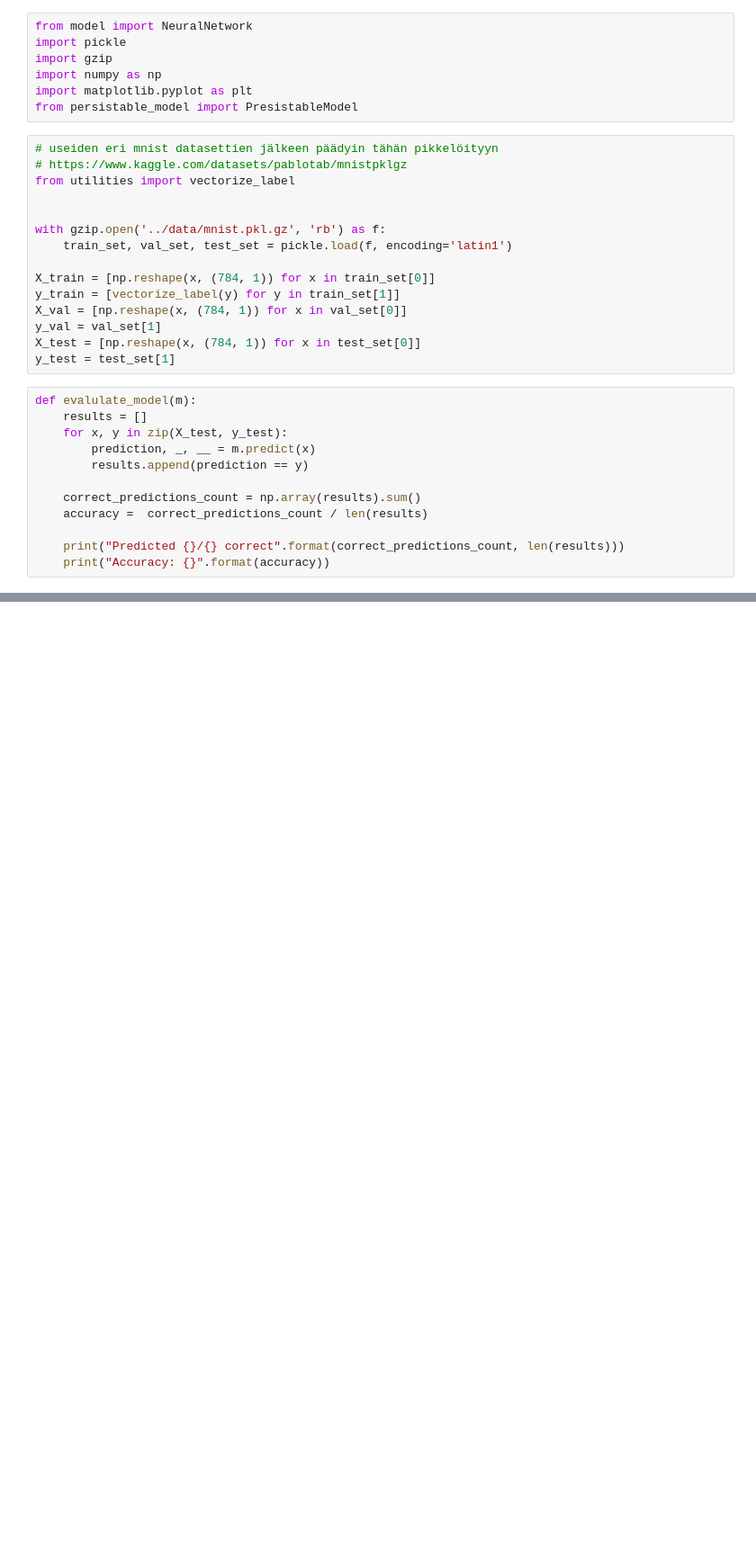
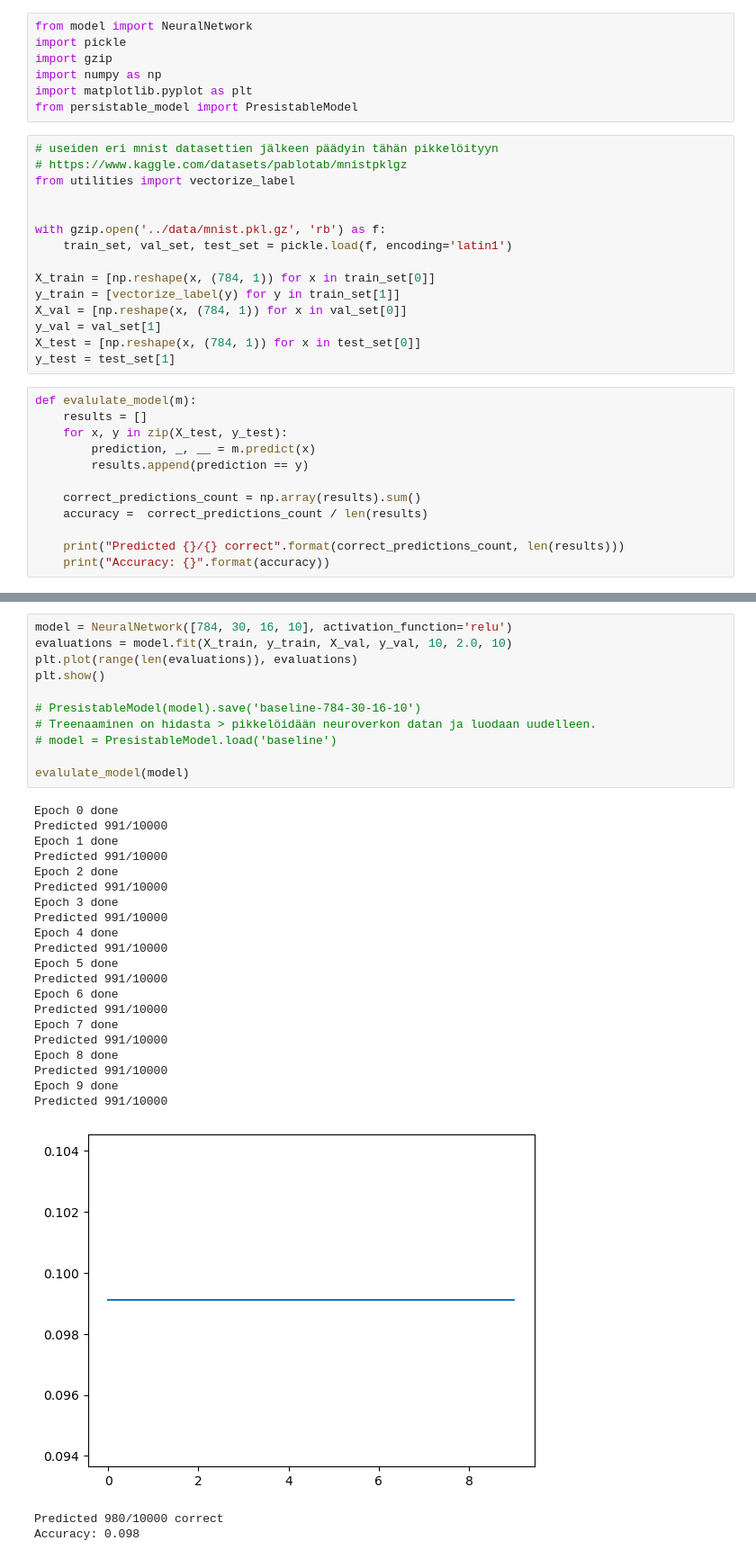
Before and after one commit to hypatrik/tiralabra, a Jupyter notebook: src/neural_network.ipynb, the cells around one changed output, grey strips where cells are left out. Shown: that part at 90% size. Drawn from its saved outputs; the diff is of its cells as text; blank space fills up the shorter version.

```diff
--- a/src/neural_network.ipynb
+++ b/src/neural_network.ipynb
@@ -74,0 +84,35 @@ plt.show()
+# %%
+model = NeuralNetwork([784, 30, 16, 10], activation_function='relu')
+evaluations = model.fit(X_train, y_train, X_val, y_val, 10, 2.0, 10)
+plt.plot(range(len(evaluations)), evaluations)
+plt.show()
+
+# PresistableModel(model).save('baseline-784-30-16-10')
+# Treenaaminen on hidasta > pikkelöidään neuroverkon datan ja luodaan uudelleen.
+# model = PresistableModel.load('baseline')
+
+evalulate_model(model)
+# %% [output]
+Epoch 0 done
+Predicted 991/10000
+Epoch 1 done
+Predicted 991/10000
+Epoch 2 done
+Predicted 991/10000
+Epoch 3 done
+Predicted 991/10000
+Epoch 4 done
+Predicted 991/10000
+Epoch 5 done
+Predicted 991/10000
+Epoch 6 done
+Predicted 991/10000
+Epoch 7 done
+Predicted 991/10000
+Epoch 8 done
+Predicted 991/10000
+Epoch 9 done
+Predicted 991/10000
+[figure, added]
+Predicted 980/10000 correct
+Accuracy: 0.098
```
Also changed, not shown: parts of 5 cells of this notebook, 7 other files.
